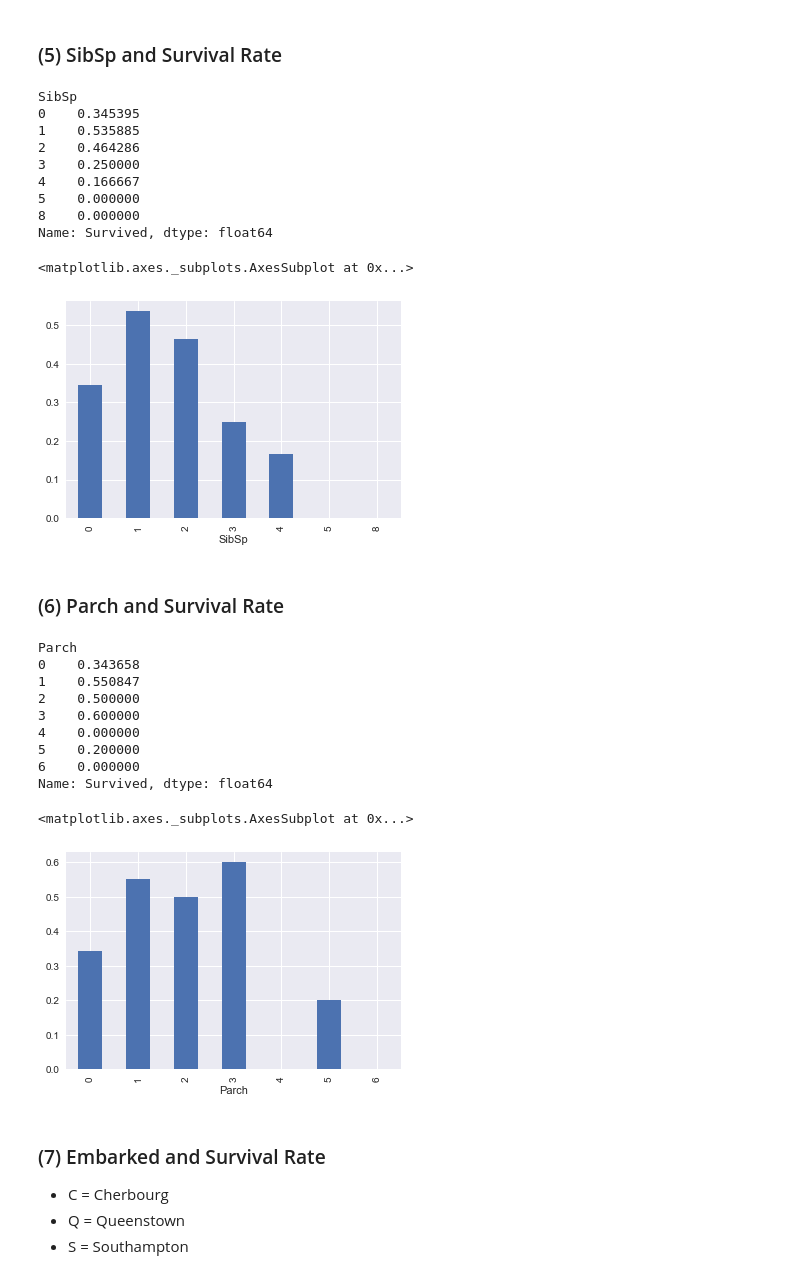
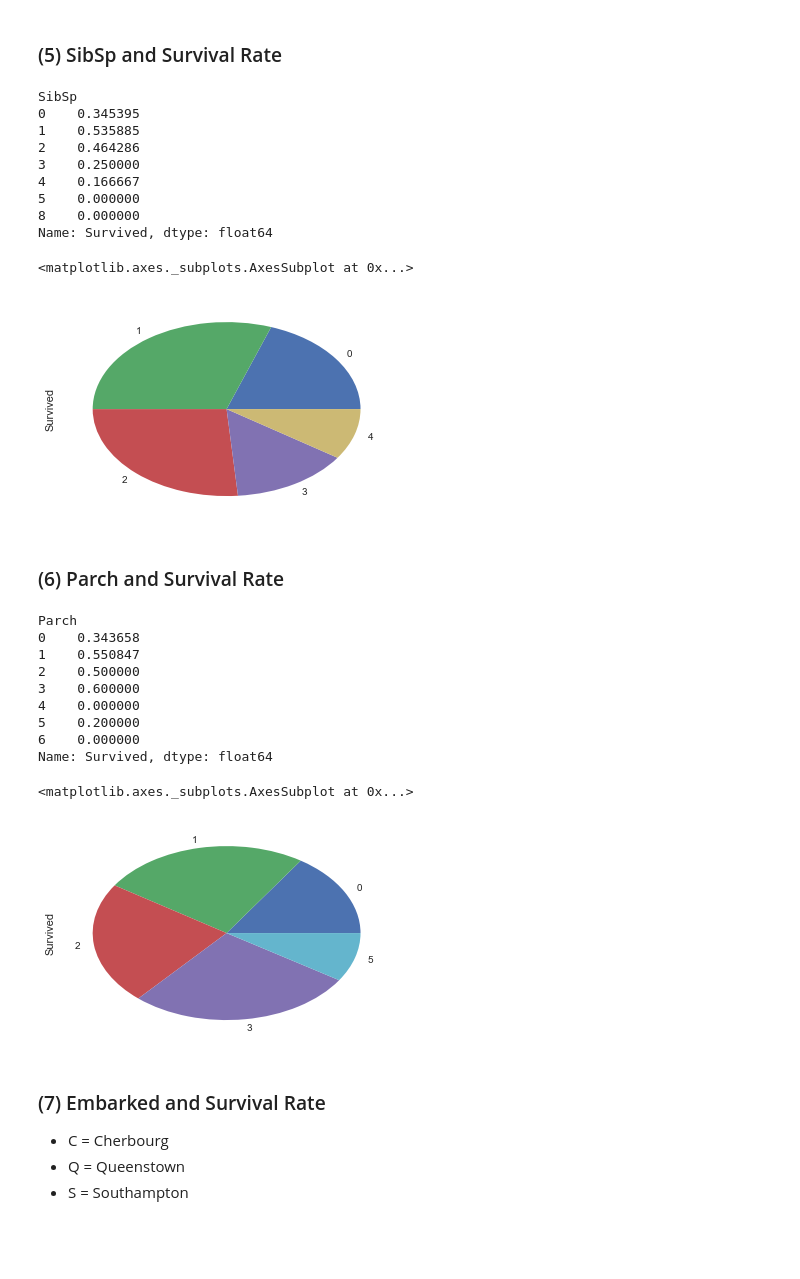
Before and after one commit to freena22/Data-Analysis-Projects, a Jupyter notebook: 01Kaggle_Titanic_Survival.ipynb, the cells around one changed output. Drawn from its saved outputs; the diff is of its cells as text; code cells hidden in the pictures; blank space fills up the shorter version.

```diff
--- a/01Kaggle_Titanic_Survival.ipynb
+++ b/01Kaggle_Titanic_Survival.ipynb
@@ -243,25 +268,25 @@ g.map(plt.hist, 'Age', bins=20)
 # %%
 SibSp_Survived_rate = survived_rate('SibSp')
 print(SibSp_Survived_rate)
-SibSp_Survived_rate.plot(kind='bar')
+SibSp_Survived_rate.plot(kind='pie')
 # %% [output]
 SibSp
 0    0.345395
 1    0.535885
 2    0.464286
 3    0.250000
 4    0.166667
 5    0.000000
 8    0.000000
 Name: Survived, dtype: float64
 <matplotlib.axes._subplots.AxesSubplot at 0x...>
-[figure, old version]
+[figure, new version]
 # %% [markdown]
 ### (6) Parch and Survival Rate
 # %%
 Parch_Survived_rate = survived_rate('Parch')
 print(Parch_Survived_rate)
-Parch_Survived_rate.plot(kind='bar')
+Parch_Survived_rate.plot(kind='pie')
 # %% [output]
 Parch
 0    0.343658
@@ -273,7 +298,7 @@ Parch
 6    0.000000
 Name: Survived, dtype: float64
 <matplotlib.axes._subplots.AxesSubplot at 0x...>
-[figure, old version]
+[figure, new version]
 # %% [markdown]
 ### (7) Embarked and Survival Rate
 - C = Cherbourg
```
Also changed, not shown: parts of 16 cells of this notebook.
